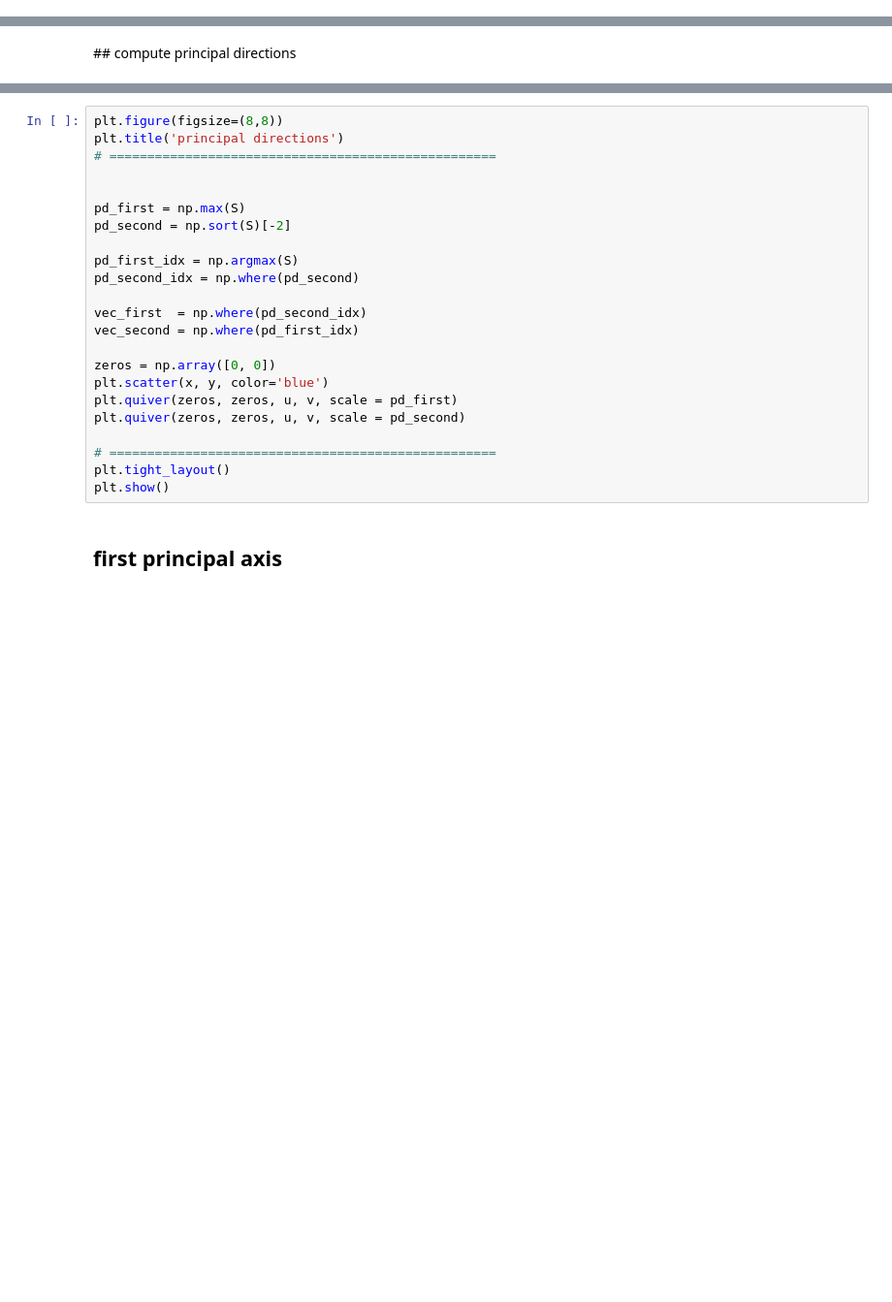
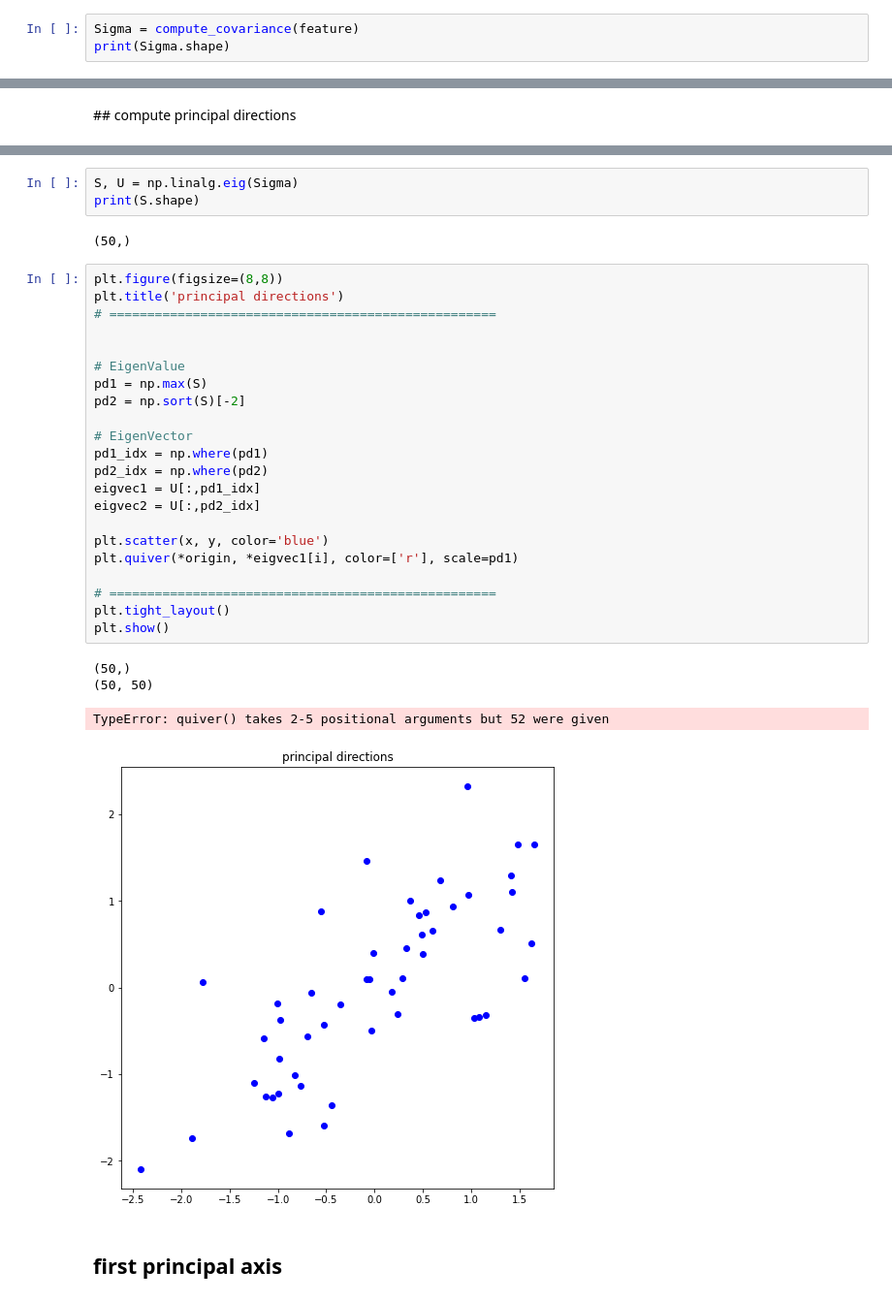
Before and after one commit to YJbonobono/assignment-machine-learning, a Jupyter notebook: 12/assignment_12_new.ipynb, the cells around one changed output, grey strips where cells are left out. Shown at 97% size. Cells and saved outputs as stored; diff of their text form; blank space fills up the shorter version.

```diff
--- a/12/assignment_12_new.ipynb
+++ b/12/assignment_12_new.ipynb
@@ -76,3 +77,6 @@ def compute_covariance(feature):
     Sigma = (1/number_data)*(Z@ZT)
     # ===================================================
     return Sigma
+# %%
+Sigma = compute_covariance(feature)
+print(Sigma.shape)
@@ -85,29 +107,38 @@ def compute_eigen(X):
     S, U = np.linalg.eig(X)
     # ===================================================
     return S, U
+# %%
+S, U = np.linalg.eig(Sigma)
+print(S.shape)
+# %% [output]
+(50,)
 # %%
 plt.figure(figsize=(8,8))
 plt.title('principal directions')
 # ===================================================
 
 
-pd_first = np.max(S)
-pd_second = np.sort(S)[-2]
+# EigenValue
+pd1 = np.max(S)
+pd2 = np.sort(S)[-2]
 
-pd_first_idx = np.argmax(S)
-pd_second_idx = np.where(pd_second)
+# EigenVector
+pd1_idx = np.where(pd1)
+pd2_idx = np.where(pd2)
+eigvec1 = U[:,pd1_idx]
+eigvec2 = U[:,pd2_idx]
 
-vec_first  = np.where(pd_second_idx)
-vec_second = np.where(pd_first_idx)
-
-zeros = np.array([0, 0])
 plt.scatter(x, y, color='blue')
-plt.quiver(zeros, zeros, u, v, scale = pd_first)
-plt.quiver(zeros, zeros, u, v, scale = pd_second)
+plt.quiver(*origin, *eigvec1[i], color=['r'], scale=pd1)
 
 # ===================================================
 plt.tight_layout()
 plt.show()
+# %% [output]
+(50,)
+(50, 50)
+TypeError: quiver() takes 2-5 positional arguments but 52 were given
+[figure, added]
 # %% [markdown]
 ## first principal axis
 # %%
```
Also changed, not shown: parts of 4 cells of this notebook.
